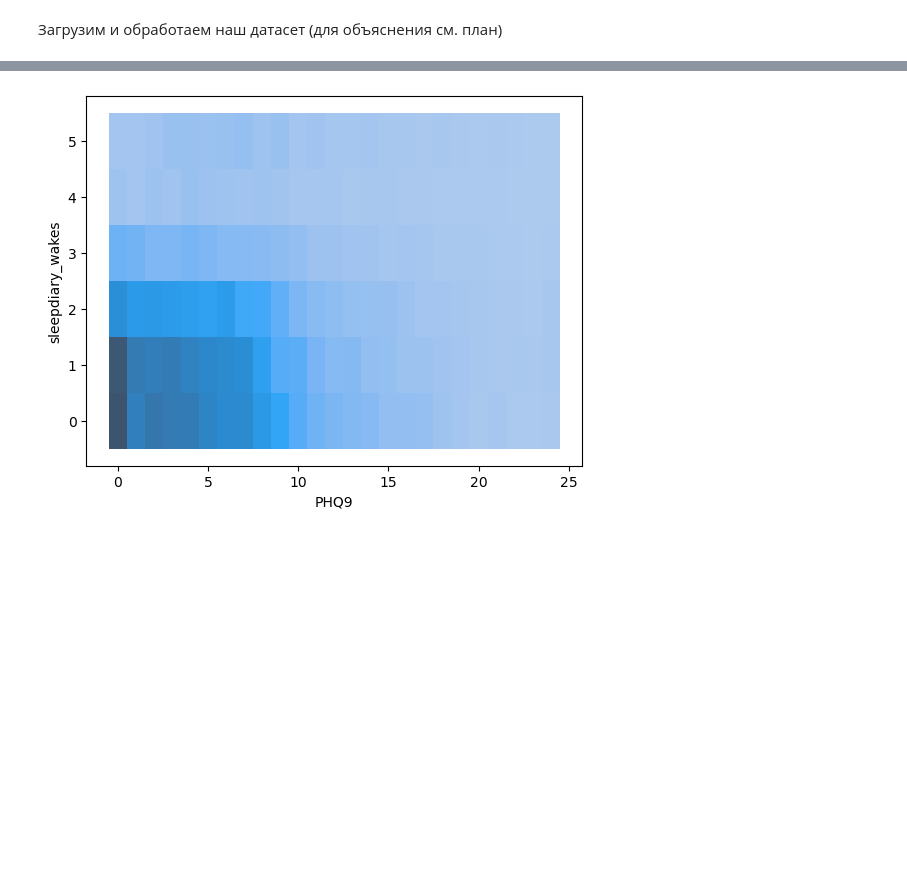
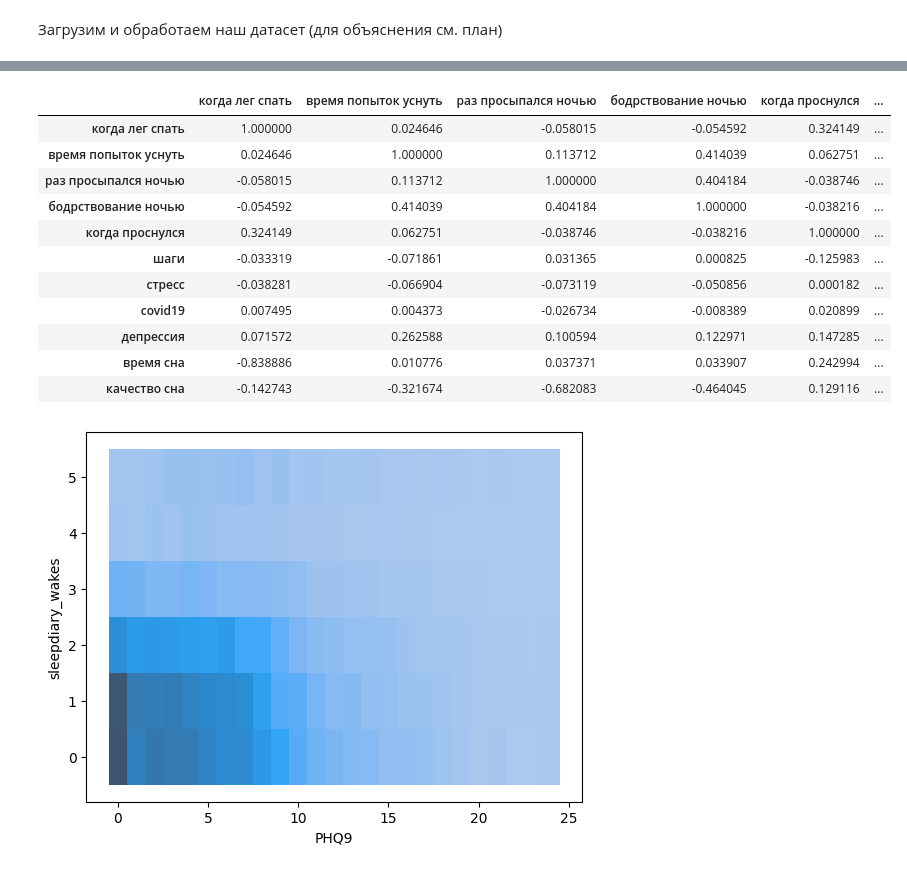
Before and after one commit to Yerk08/project-AD, a Jupyter notebook: sleeping_analyse.ipynb, the cells around one changed output, grey strips where cells are left out. Drawn from its saved outputs; the diff is of its cells as text; code cells hidden in the pictures; blank space fills up the shorter version.

```diff
--- a/sleeping_analyse.ipynb
+++ b/sleeping_analyse.ipynb
@@ -156,3 +163,31 @@ df_sleep.corr(numeric_only=False).style.background_gradient(cmap='coolwarm')
+# %%
+toshow_df_sleep = df_sleep.copy()
+toshow_df_sleep.pop("sub_id")
+toshow_df_sleep["когда лег спать"] = toshow_df_sleep.pop("sleepdiary_fallasleep")
+toshow_df_sleep["время попыток уснуть"] = toshow_df_sleep.pop("sleepdiary_sleeplatency")
+toshow_df_sleep["раз просыпался ночью"] = toshow_df_sleep.pop("sleepdiary_wakes")
+toshow_df_sleep["бодрствование ночью"] = toshow_df_sleep.pop("night_awakening_time")
+toshow_df_sleep["когда проснулся"] = toshow_df_sleep.pop("sleepdiary_waketime")
+toshow_df_sleep["шаги"] = toshow_df_sleep.pop("steps")
+toshow_df_sleep["стресс"] = toshow_df_sleep.pop("stress")
+toshow_df_sleep["covid19"] = toshow_df_sleep.pop("covid_status")
+toshow_df_sleep["депрессия"] = toshow_df_sleep.pop("PHQ9")
+toshow_df_sleep["время сна"] = toshow_df_sleep.pop("time_sleep")
+toshow_df_sleep["качество сна"] = toshow_df_sleep.pop("quality_sleep")
+toshow_df_sleep.corr(numeric_only=False).style.background_gradient(cmap='coolwarm')
+# %% [output]
+|  | когда лег спать | время попыток уснуть | раз просыпался ночью | бодрствование ночью | когда проснулся | ... |
+| когда лег спать | 1.000000 | 0.024646 | -0.058015 | -0.054592 | 0.324149 | ... |
+| время попыток уснуть | 0.024646 | 1.000000 | 0.113712 | 0.414039 | 0.062751 | ... |
+| раз просыпался ночью | -0.058015 | 0.113712 | 1.000000 | 0.404184 | -0.038746 | ... |
+| бодрствование ночью | -0.054592 | 0.414039 | 0.404184 | 1.000000 | -0.038216 | ... |
+| когда проснулся | 0.324149 | 0.062751 | -0.038746 | -0.038216 | 1.000000 | ... |
+| шаги | -0.033319 | -0.071861 | 0.031365 | 0.000825 | -0.125983 | ... |
+| стресс | -0.038281 | -0.066904 | -0.073119 | -0.050856 | 0.000182 | ... |
+| covid19 | 0.007495 | 0.004373 | -0.026734 | -0.008389 | 0.020899 | ... |
+| депрессия | 0.071572 | 0.262588 | 0.100594 | 0.122971 | 0.147285 | ... |
+| время сна | -0.838886 | 0.010776 | 0.037371 | 0.033907 | 0.242994 | ... |
+| качество сна | -0.142743 | -0.321674 | -0.682083 | -0.464045 | 0.129116 | ... |
 # %%
 # Блок показа графиков
 
```
Also changed, not shown: parts of 5 cells of this notebook, 1 other file.
